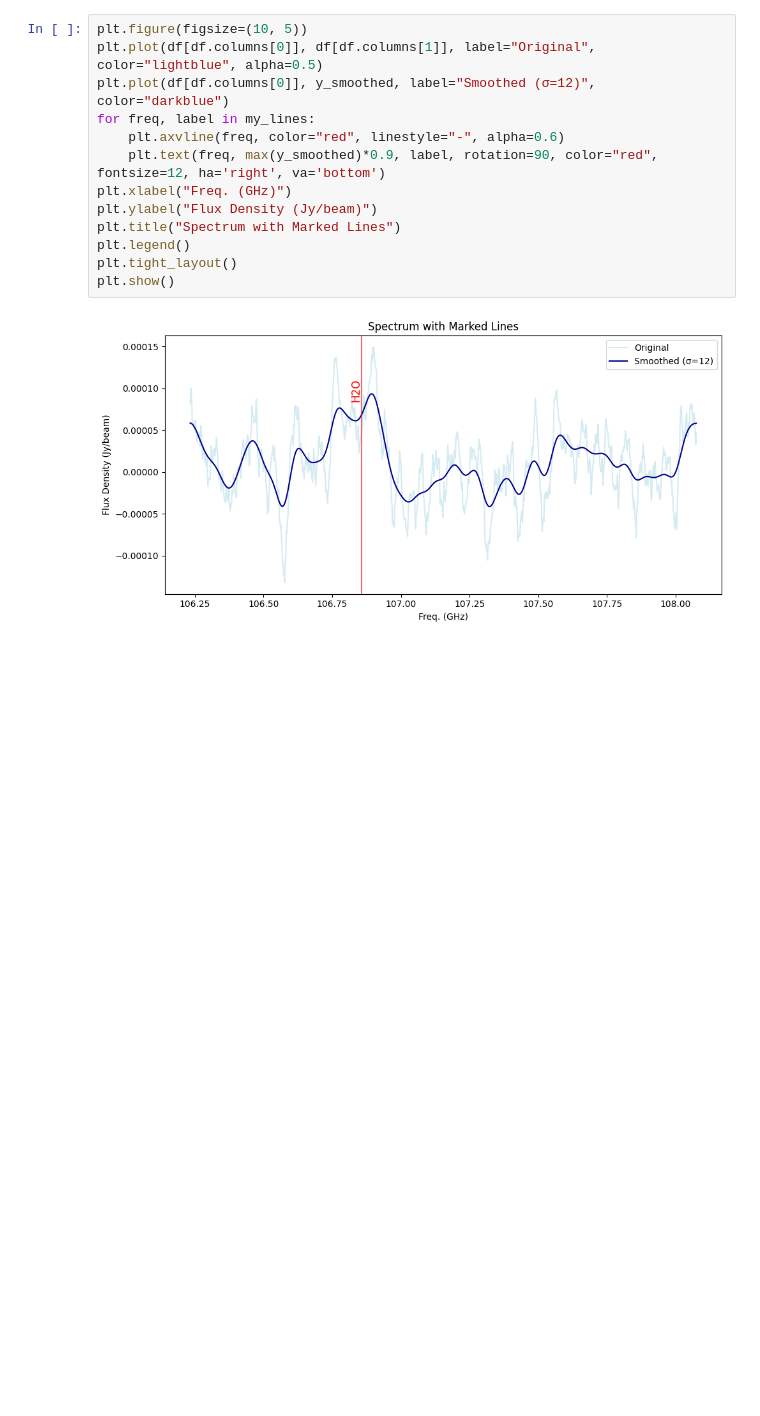
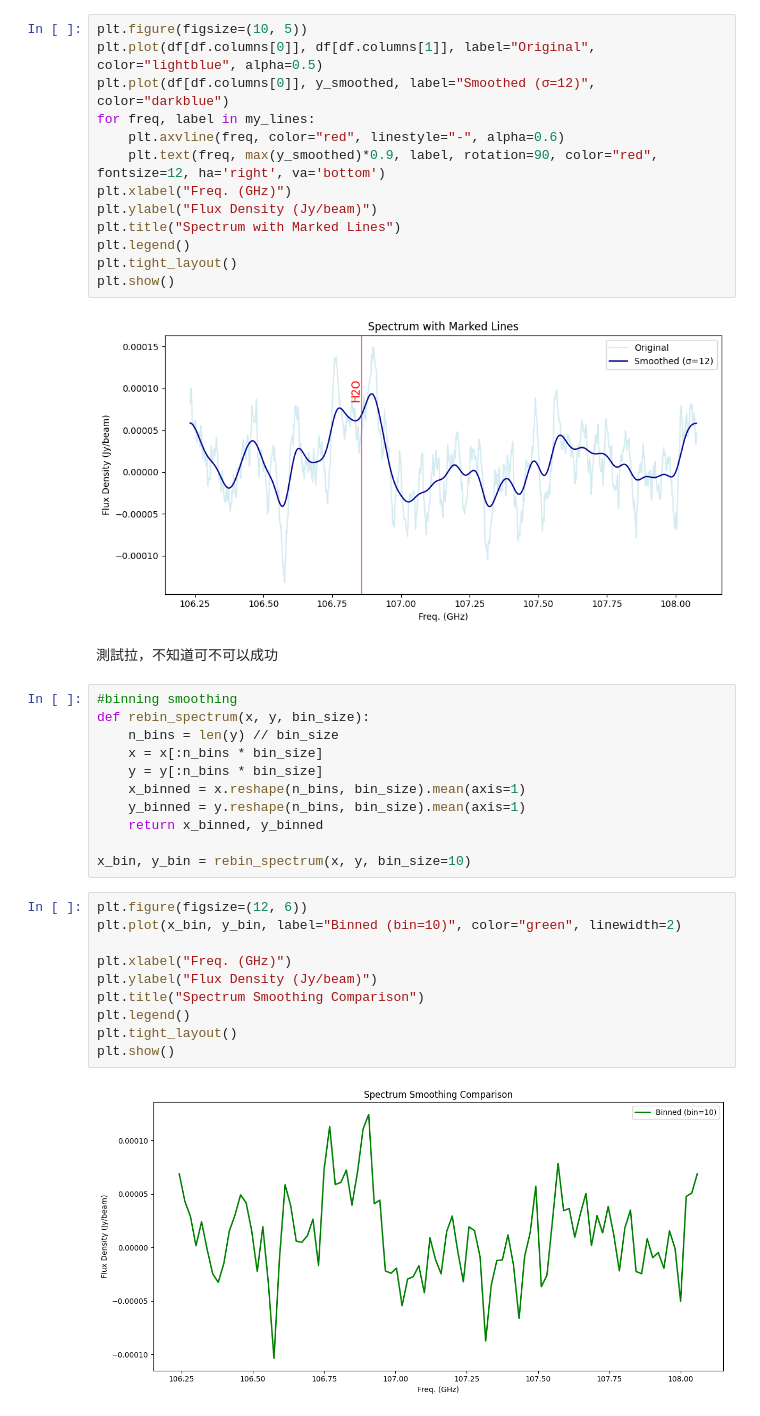
Before and after one commit to 000RF/spectral-line, a Jupyter notebook: Cloverleaf/spw27/spw27.ipynb, the cells around one changed output. Drawn from its saved outputs; the diff is of its cells as text; blank space fills up the shorter version.

Commit message:
boxcar smoothing & binning smoothing

```diff
--- a/Cloverleaf/spw27/spw27.ipynb
+++ b/Cloverleaf/spw27/spw27.ipynb
@@ -86,3 +87,28 @@ plt.tight_layout()
 plt.show()
 # %% [output]
 [figure]
+# %% [markdown]
+測試拉，不知道可不可以成功
+# %%
+#binning smoothing
+def rebin_spectrum(x, y, bin_size):
+    n_bins = len(y) // bin_size
+    x = x[:n_bins * bin_size]
+    y = y[:n_bins * bin_size]
+    x_binned = x.reshape(n_bins, bin_size).mean(axis=1)
+    y_binned = y.reshape(n_bins, bin_size).mean(axis=1)
+    return x_binned, y_binned
+
+x_bin, y_bin = rebin_spectrum(x, y, bin_size=10)
+# %%
+plt.figure(figsize=(12, 6))
+plt.plot(x_bin, y_bin, label="Binned (bin=10)", color="green", linewidth=2)
+
+plt.xlabel("Freq. (GHz)")
+plt.ylabel("Flux Density (Jy/beam)")
+plt.title("Spectrum Smoothing Comparison")
+plt.legend()
+plt.tight_layout()
+plt.show()
+# %% [output]
+[figure, added]
```
Also changed, not shown: parts of 4 cells of this notebook.
